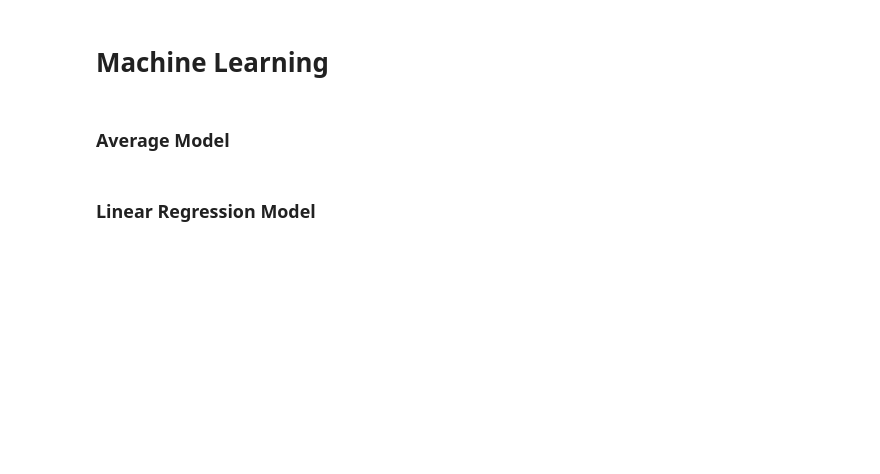
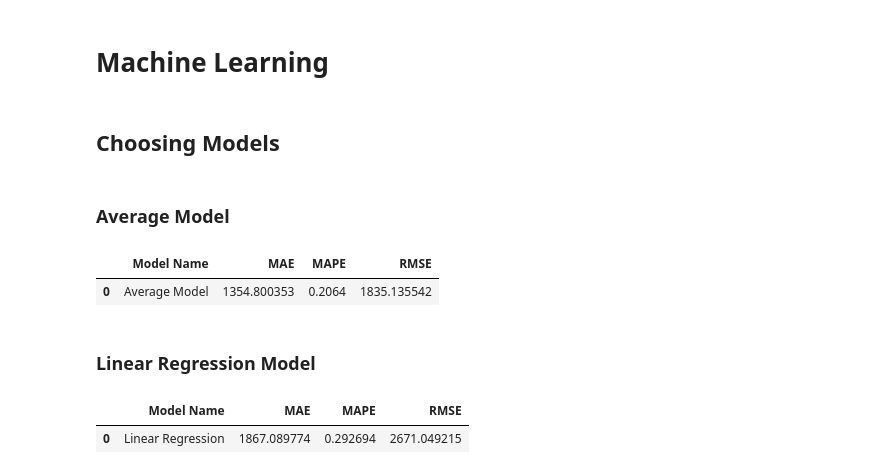
Before and after one commit to TalithaStella/rossmann_project, a Jupyter notebook: rossmann_project_notebook.ipynb, the cells around one changed output. Cells and saved outputs as stored; diff of their text form; code cells hidden in the pictures; blank space fills up the shorter version.

```diff
--- a/rossmann_project_notebook.ipynb
+++ b/rossmann_project_notebook.ipynb
@@ -26,15 +30,13 @@ from sklearn.ensemble      import RandomForestRegressor
 ### Functions
 # %%
 def cramer_v( x, y ):
-    cm = pd.crosstab( x, y ).to_numpy() # cm = confusion matrix (ou tabela de contingência )
-    # OBS: .to_numpy = foi usado: .as_matrix() na aula, mas parece que foi substituido por .values(). De qq forma só funcionou como .to_numpy()
-    n = cm.sum() # n = soma de todos os valores
-    r, k = cm.shape # r= rolls | k = columns (pegar todas as linhas e colunas da cm)
-    # Variáveis categóricas não tem correlação negativa (de 0 a 1)
+    cm = pd.crosstab( x, y ).to_numpy()
 
-    chi2 = ss.chi2_contingency( cm )[0] #chi² deriva do método de Pearson (que é o que a gente usa para numéricos)
+    n = cm.sum()
+    r, k = cm.shape
 
-    #corr = correção do bias (Cramer V tem um alto viés em relação a força de assosciação (overstimar))
+    chi2 = ss.chi2_contingency( cm )[0]
+
     chi2corr = max( 0, chi2 - (k-1)*(r-1)/(n-1) )
 
     kcorr = k - (k-1)**2/(n-1)
@@ -42,6 +44,16 @@ def cramer_v( x, y ):
 
     return np.sqrt( (chi2corr/n) / ( min( kcorr-1, rcorr-1 ) ) )
 
+def ml_error( model_name, y, yhat ):
+
+    mae = mean_absolute_error( y, yhat )
+    mape = mean_absolute_percentage_error( y, yhat )
+    rmse = np.sqrt( mean_squared_error( y, yhat ) )
+
+    return pd.DataFrame( { 'Model Name': model_name,
+                           'MAE': mae,
+                           'MAPE': mape,
+                           'RMSE': rmse }, index=[0] )
 
 def jupyter_settings():
     %matplotlib inline
@@ -914,6 +972,8 @@ x_test = X_test[ cols_selected_boruta ]
 
 # Time Series Data Preparation
 x_training = X_train[ cols_selected_boruta_full ]
+# %% [markdown]
+## Choosing Models
 # %% [markdown]
 ### Average Model
 # %%
@@ -923,12 +983,30 @@ aux1['sales'] = y_test.copy()
 # prediction
 aux2 = aux1[['store', 'sales']].groupby( 'store' ).mean().reset_index().rename( columns={'sales': 'predictions'} )
 aux1 = pd.merge( aux1, aux2, how='left', on='store' )
-yhat_baseline = aux1['predictions'] #hat = previsão
+yhat_baseline = aux1['predictions']
 
 # performance
 baseline_result = ml_error( 'Average Model', np.expm1( y_test ), np.expm1( yhat_baseline ) )
 
 baseline_result
 # RMSE: 1835
+# %% [output]
+|  | Model Name | MAE | MAPE | RMSE |
+| 0 | Average Model | 1354.800353 | 0.2064 | 1835.135542 |
 # %% [markdown]
 ### Linear Regression Model
+# %%
+# model
+lr = LinearRegression().fit( x_train, y_train )
+
+# prediction
+yhat_lr = lr.predict( x_test )
+
+# performance
+lr_result = ml_error( 'Linear Regression', np.expm1( y_test ), np.expm1( yhat_lr ) )
+
+lr_result
+# RMSE: 2671
+# %% [output]
+|  | Model Name | MAE | MAPE | RMSE |
+| 0 | Linear Regression | 1867.089774 | 0.292694 | 2671.049215 |
```
Also changed, not shown: parts of 18 cells of this notebook.
